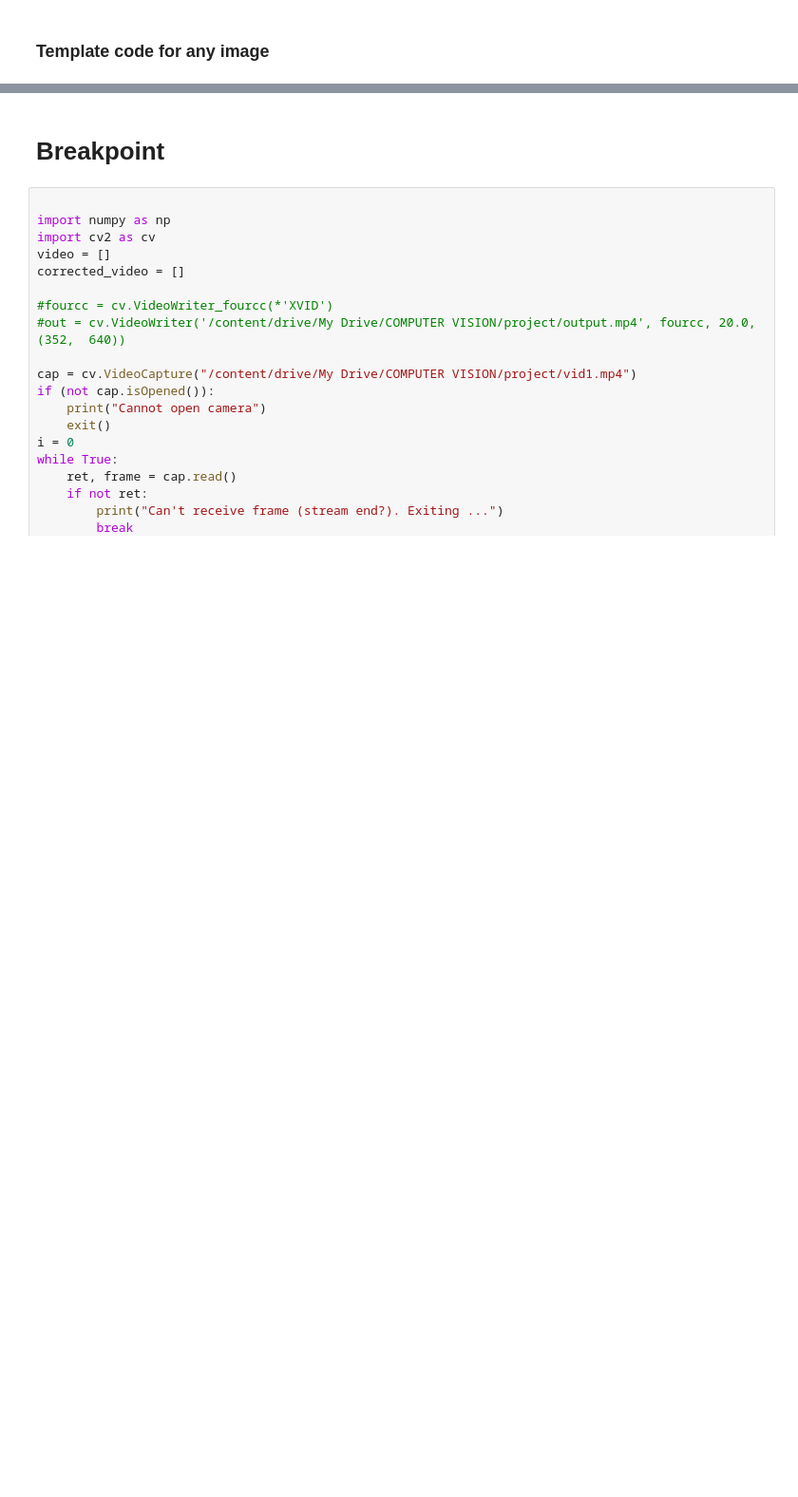
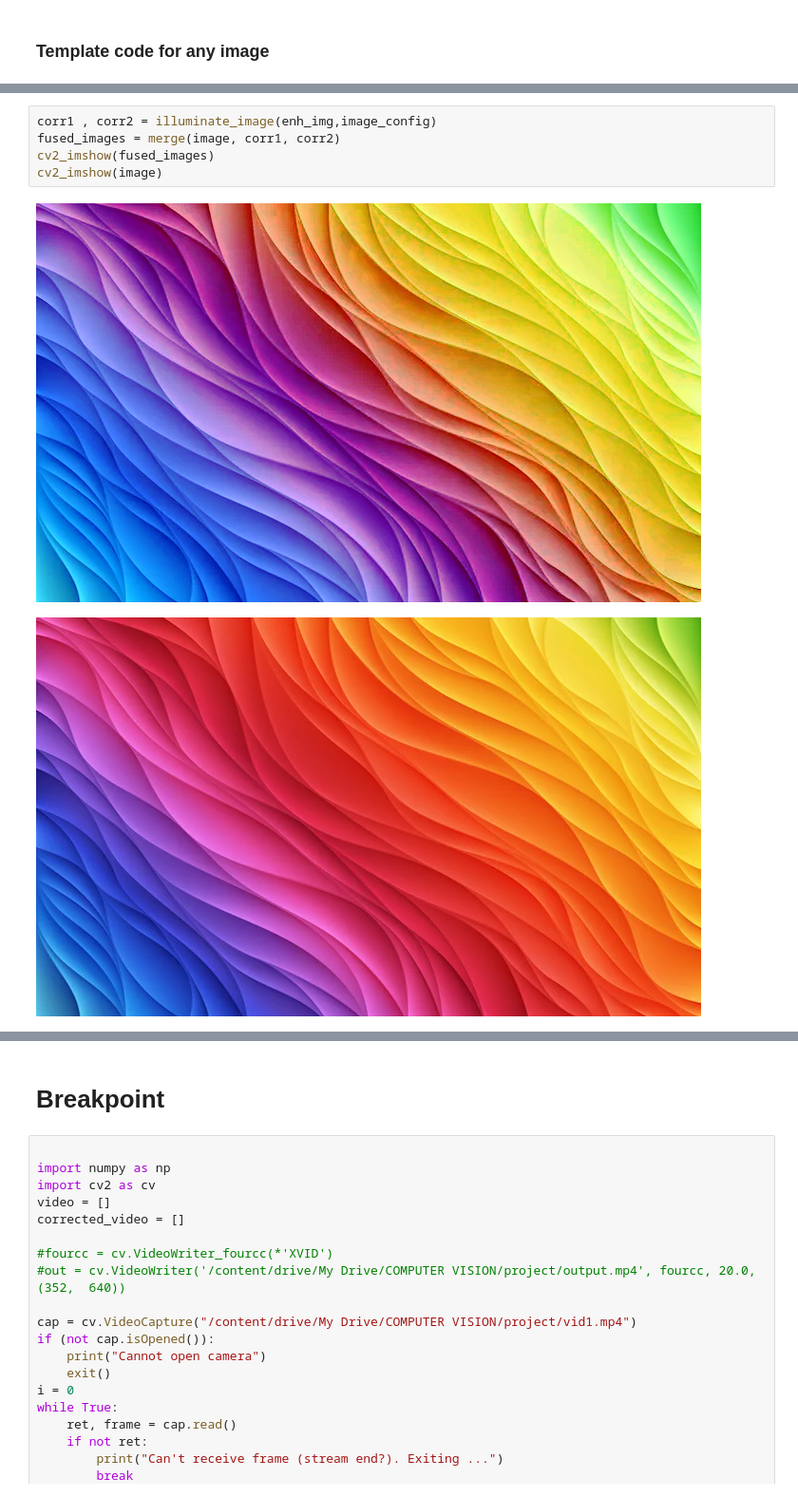
Before and after one commit to Computer-Vision-IIITH-2021/project-rc-squad, a Jupyter notebook: CV_PROJECT.ipynb, the cells around one changed output, grey strips where cells are left out. Shown at 95% size. Saved outputs shown, nothing was run; the diff lists cells and outputs as text; blank space fills up the shorter version.

```diff
--- a/CV_PROJECT.ipynb
+++ b/CV_PROJECT.ipynb
@@ -211,0 +255,8 @@ kernel initialized with dim:  (15, 15)
+# %%
+corr1 , corr2 = illuminate_image(enh_img,image_config)
+fused_images = merge(image, corr1, corr2)
+cv2_imshow(fused_images)
+cv2_imshow(image)
+# %% [output]
+[figure, added]
+[figure, added]
```
Also changed, not shown: parts of 14 cells of this notebook.
